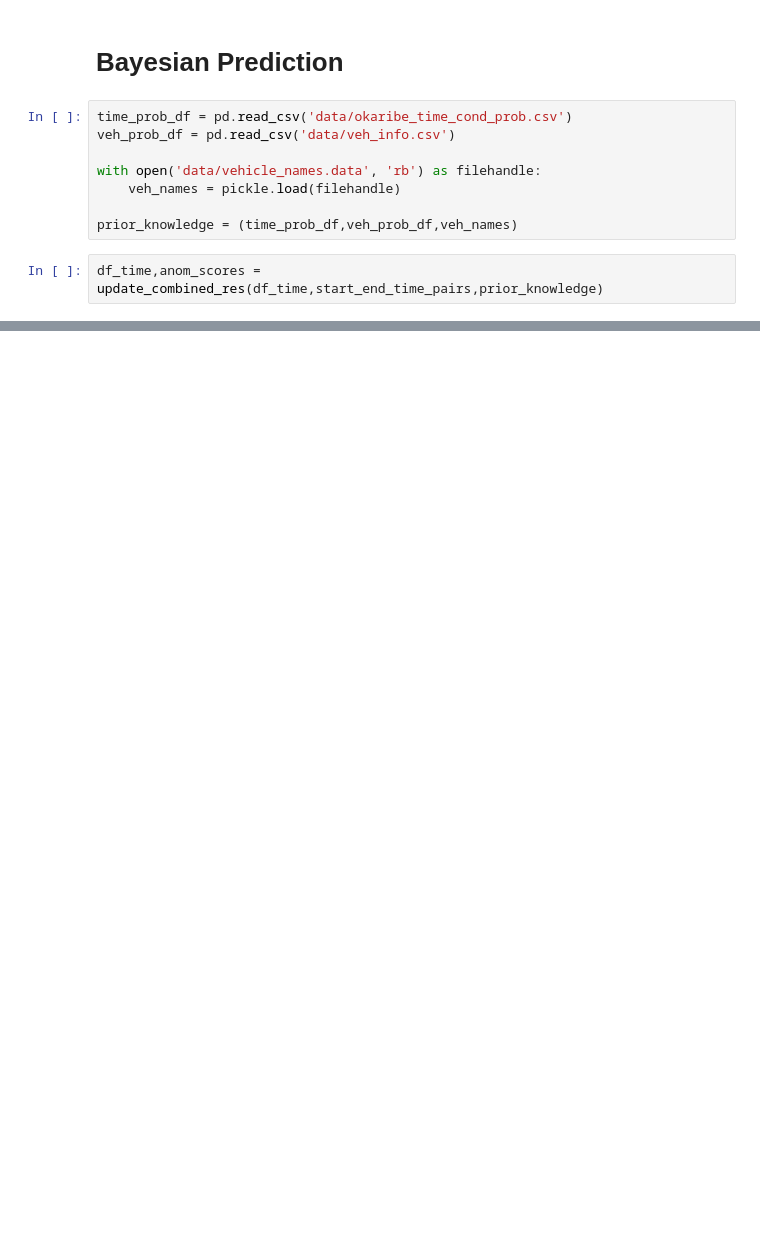
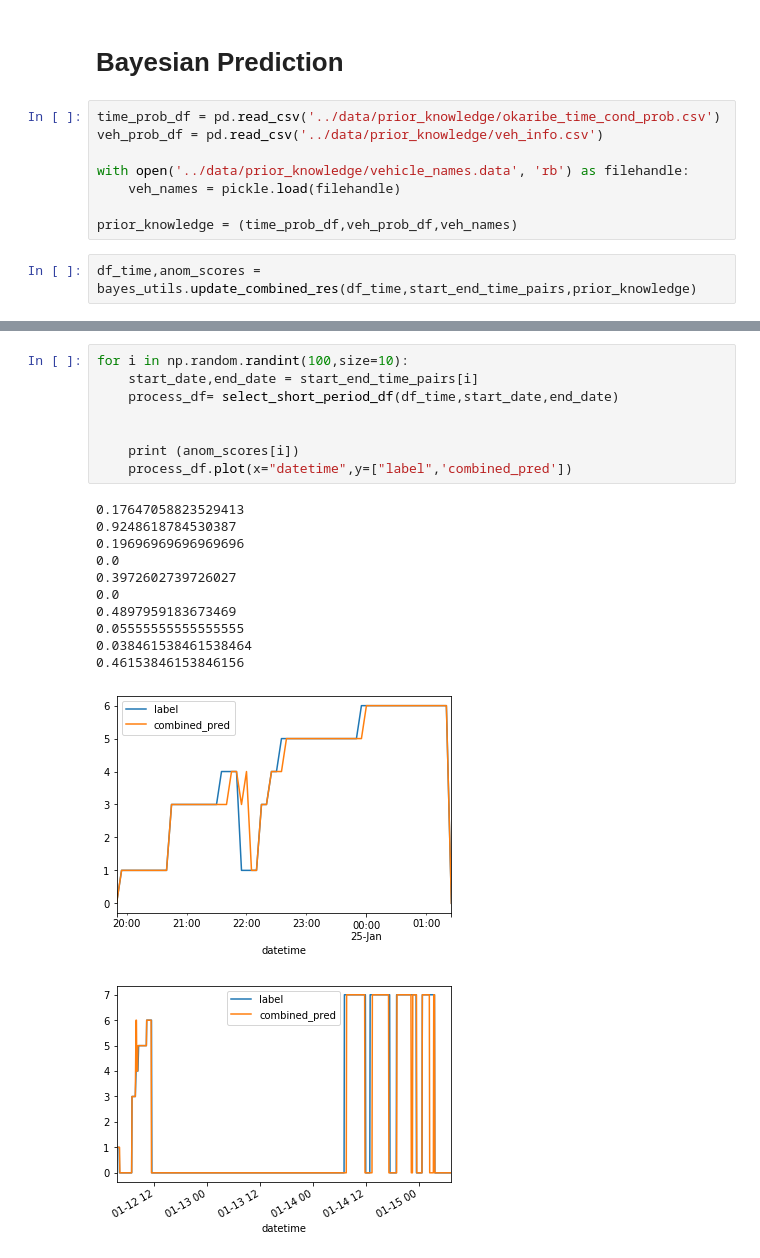
Before and after one commit to rewu1993/auto-construct-workflow, a Jupyter notebook: jupyter/prediction.ipynb, the cells around one changed output, grey strips where cells are left out. Cells and saved outputs as stored; diff of their text form; blank space fills up the shorter version.

Commit message:
:bulb: pred filter

```diff
--- a/jupyter/prediction.ipynb
+++ b/jupyter/prediction.ipynb
@@ -49,12 +74,12 @@ df_time,start_end_time_pairs = get_df_with_process(short_period_df)
 # %% [markdown]
 # Bayesian Prediction
 # %%
-time_prob_df = pd.read_csv('data/okaribe_time_cond_prob.csv')
-veh_prob_df = pd.read_csv('data/veh_info.csv')
+time_prob_df = pd.read_csv('../data/prior_knowledge/okaribe_time_cond_prob.csv')
+veh_prob_df = pd.read_csv('../data/prior_knowledge/veh_info.csv')
 
-with open('data/vehicle_names.data', 'rb') as filehandle:
+with open('../data/prior_knowledge/vehicle_names.data', 'rb') as filehandle:
     veh_names = pickle.load(filehandle)
 
 prior_knowledge = (time_prob_df,veh_prob_df,veh_names)
 # %%
-df_time,anom_scores = update_combined_res(df_time,start_end_time_pairs,prior_knowledge)
+df_time,anom_scores = bayes_utils.update_combined_res(df_time,start_end_time_pairs,prior_knowledge)
@@ -60,0 +104,21 @@ df_time,anom_scores = update_combined_res(df_time,start_end_time_pairs,prior_kno
+# %%
+for i in np.random.randint(100,size=10):
+    start_date,end_date = start_end_time_pairs[i]
+    process_df= select_short_period_df(df_time,start_date,end_date)
+
+
+    print (anom_scores[i])
+    process_df.plot(x="datetime",y=["label",'combined_pred'])
+# %% [output]
+0.17647058823529413
+0.9248618784530387
+0.19696969696969696
+0.0
+0.3972602739726027
+0.0
+0.4897959183673469
+0.05555555555555555
+0.038461538461538464
+0.46153846153846156
+[figure, added]
+[figure, added]
```
Also changed, not shown: parts of 5 cells of this notebook, 2 other files.
